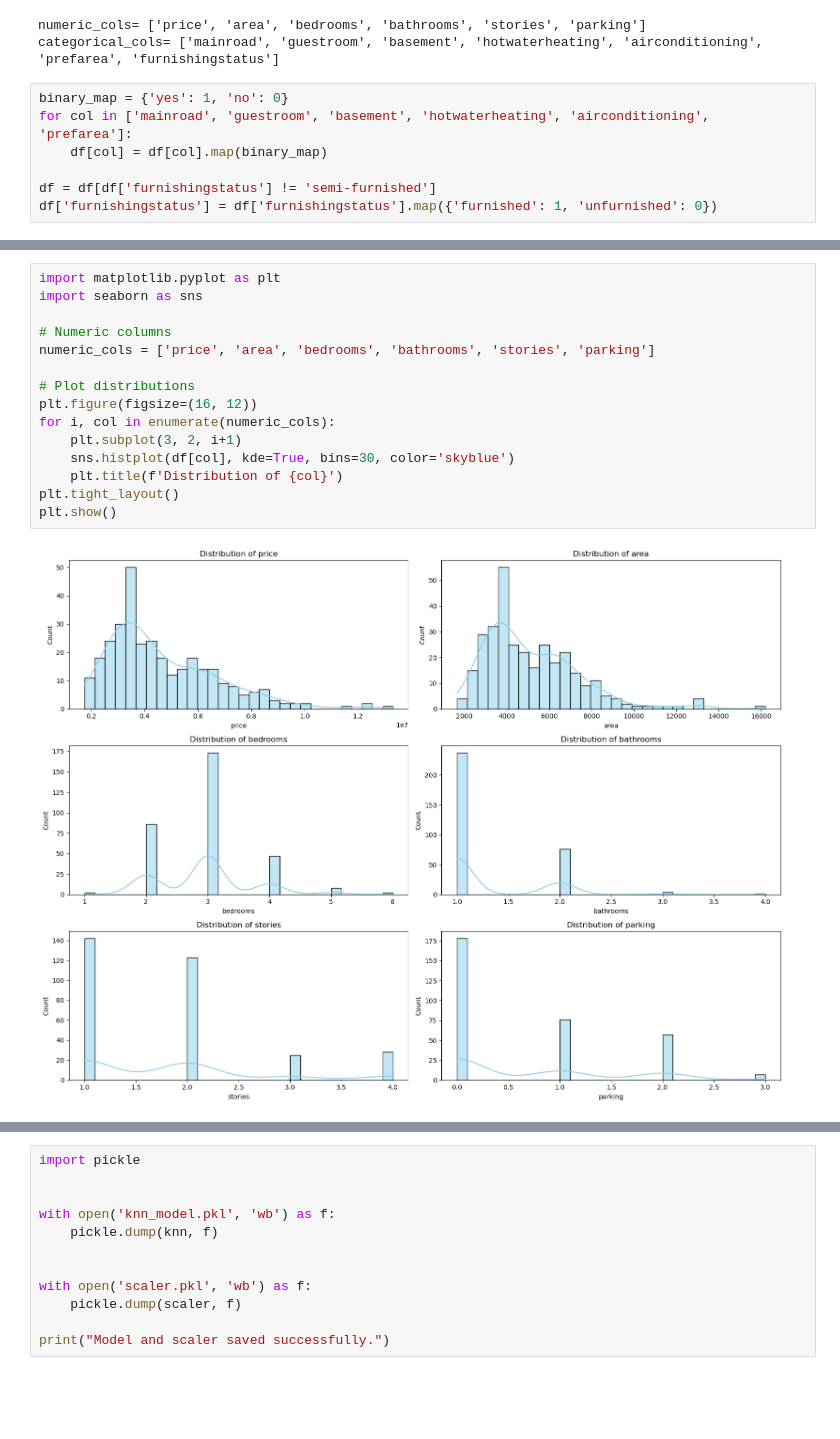
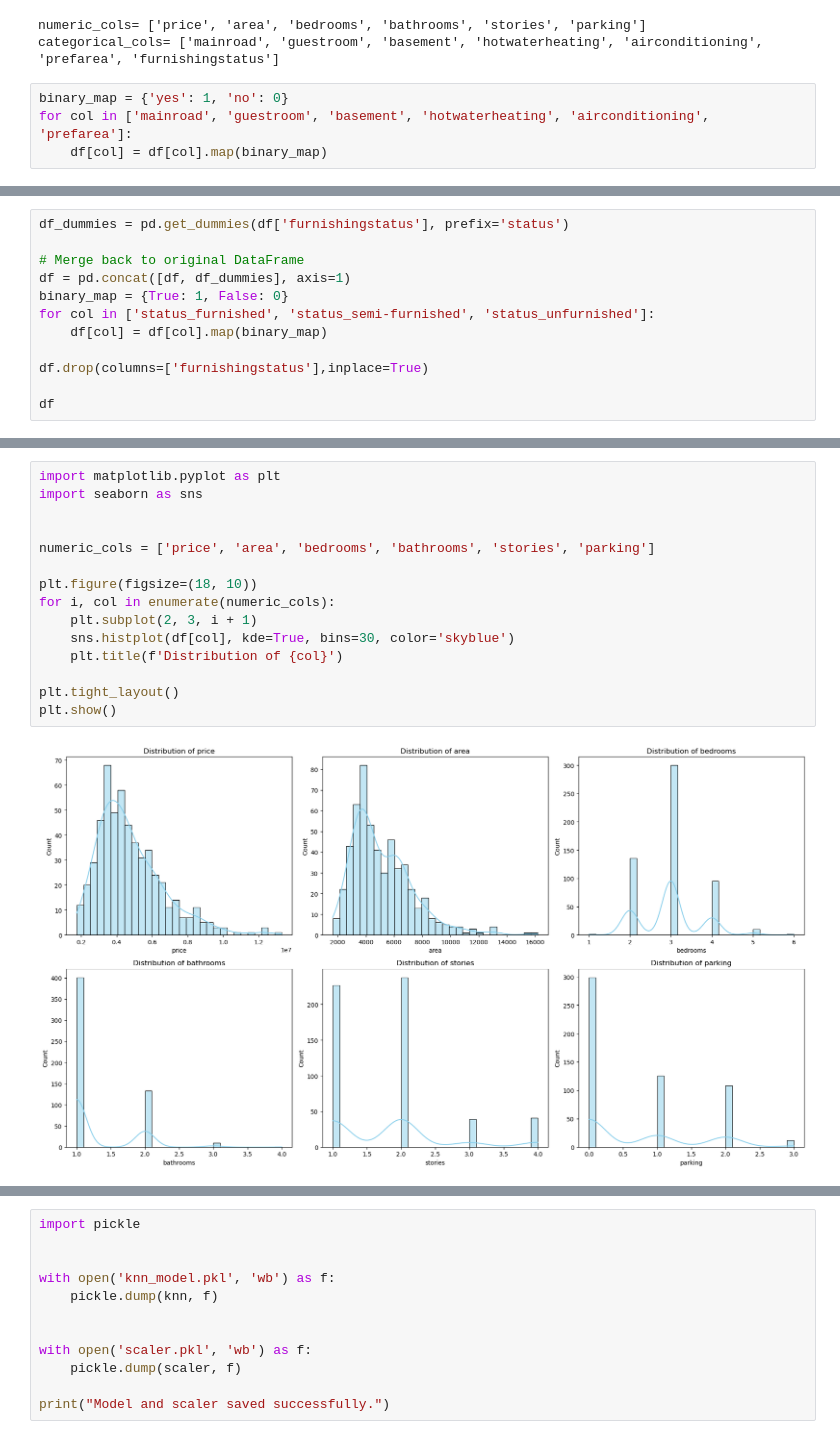
Before and after one commit to Manosree30/House_price_prediction, a Jupyter notebook: project.ipynb, the cells around one changed output, grey strips where cells are left out. Cells and saved outputs as stored; diff of their text form; blank space fills up the shorter version.

```diff
--- a/project.ipynb
+++ b/project.ipynb
@@ -68,6 +68,3 @@ categorical_cols= ['mainroad', 'guestroom', 'basement', 'hotwaterheating', 'airc
 binary_map = {'yes': 1, 'no': 0}
 for col in ['mainroad', 'guestroom', 'basement', 'hotwaterheating', 'airconditioning', 'prefarea']:
     df[col] = df[col].map(binary_map)
-
-df = df[df['furnishingstatus'] != 'semi-furnished']
-df['furnishingstatus'] = df['furnishingstatus'].map({'furnished': 1, 'unfurnished': 0})
@@ -89,0 +71,12 @@ df
+# %%
+df_dummies = pd.get_dummies(df['furnishingstatus'], prefix='status')
+
+# Merge back to original DataFrame
+df = pd.concat([df, df_dummies], axis=1)
+binary_map = {True: 1, False: 0}
+for col in ['status_furnished', 'status_semi-furnished', 'status_unfurnished']:
+    df[col] = df[col].map(binary_map)
+
+df.drop(columns=['furnishingstatus'],inplace=True)
+
+df
@@ -90,17 +105,17 @@ df
 # %%
 import matplotlib.pyplot as plt
 import seaborn as sns
 
-# Numeric columns
+
 numeric_cols = ['price', 'area', 'bedrooms', 'bathrooms', 'stories', 'parking']
 
-# Plot distributions
-plt.figure(figsize=(16, 12))
+plt.figure(figsize=(18, 10))
 for i, col in enumerate(numeric_cols):
-    plt.subplot(3, 2, i+1)
+    plt.subplot(2, 3, i + 1)
     sns.histplot(df[col], kde=True, bins=30, color='skyblue')
     plt.title(f'Distribution of {col}')
+
 plt.tight_layout()
 plt.show()
 # %% [output]
-[figure, old version]
+[figure, new version]
```
Also changed, not shown: parts of 12 cells of this notebook, 3 other files.
